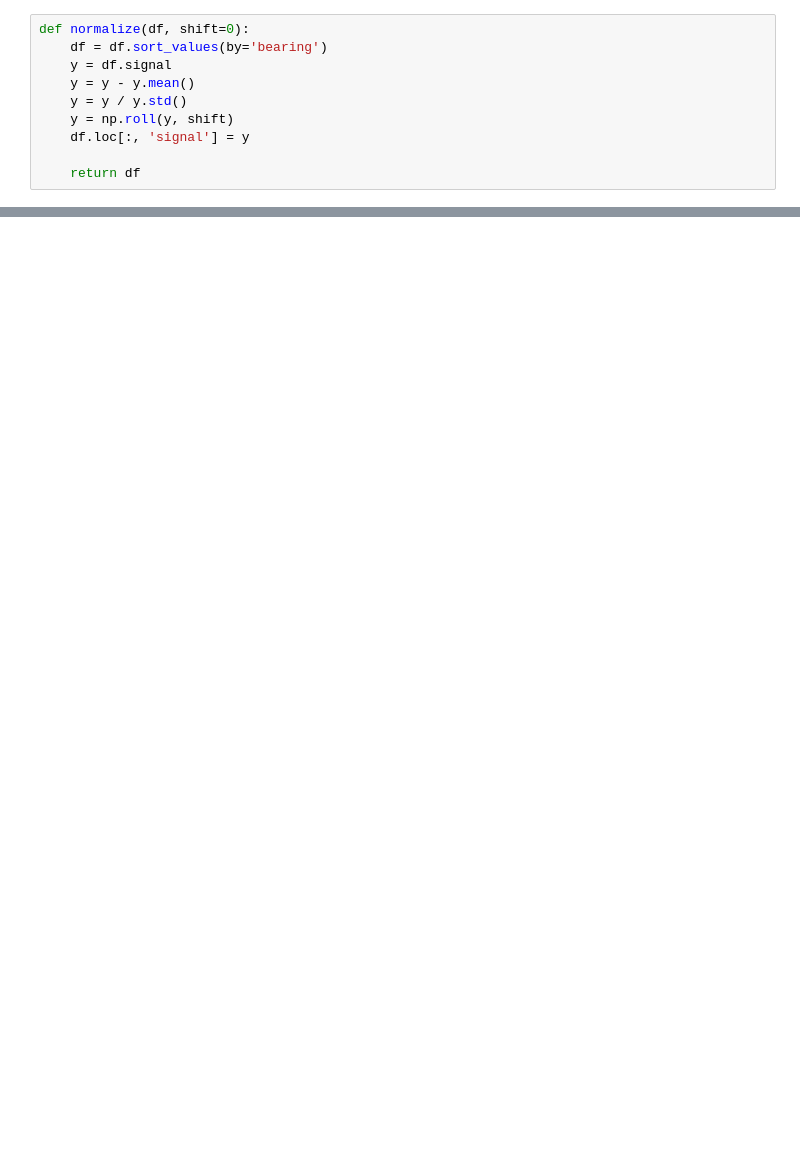
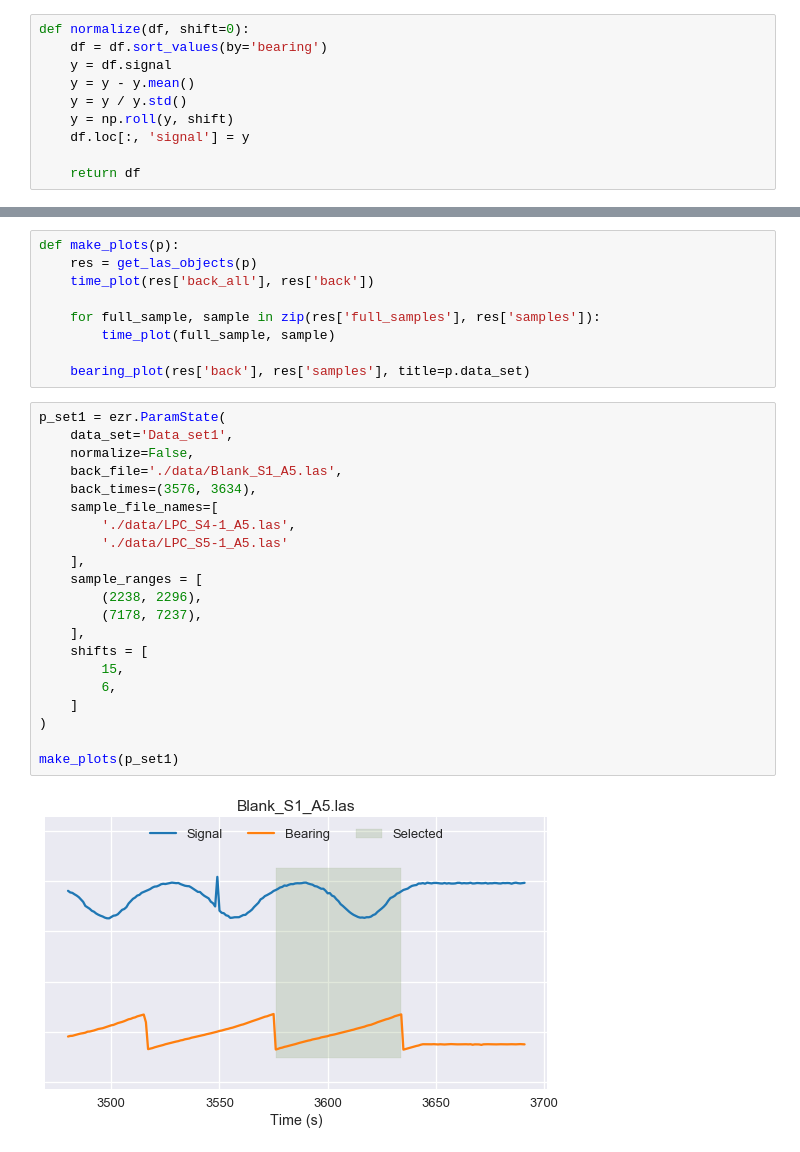
Before and after one commit to robdmc/braket_cable_angle, a Jupyter notebook: curve_shape/summary_analysis_v3.ipynb, the cells around one changed output, grey strips where cells are left out. Cells and saved outputs as stored; diff of their text form; blank space fills up the shorter version.

Commit message:
got summary charts going

```diff
--- a/curve_shape/summary_analysis_v3.ipynb
+++ b/curve_shape/summary_analysis_v3.ipynb
@@ -139,0 +130,32 @@ back_all.plot_time()
+# %%
+def make_plots(p):
+    res = get_las_objects(p)
+    time_plot(res['back_all'], res['back'])
+
+    for full_sample, sample in zip(res['full_samples'], res['samples']):
+        time_plot(full_sample, sample)
+
+    bearing_plot(res['back'], res['samples'], title=p.data_set)
+# %%
+p_set1 = ezr.ParamState(
+    data_set='Data_set1',
+    normalize=False,
+    back_file='./data/Blank_S1_A5.las',
+    back_times=(3576, 3634),
+    sample_file_names=[
+        './data/LPC_S4-1_A5.las',
+        './data/LPC_S5-1_A5.las'
+    ],
+    sample_ranges = [
+        (2238, 2296),
+        (7178, 7237),
+    ],
+    shifts = [
+        15,
+        6,
+    ]
+)
+
+make_plots(p_set1)
+# %% [output]
+[figure, added]
```
Also changed, not shown: parts of 8 cells of this notebook.
